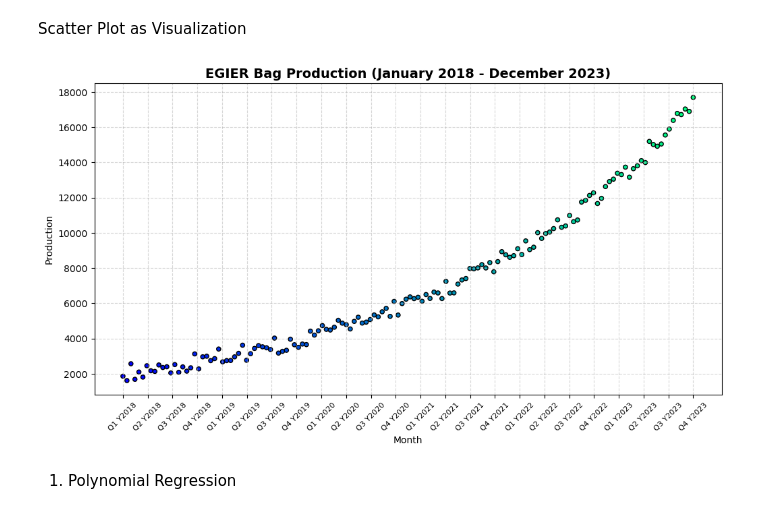
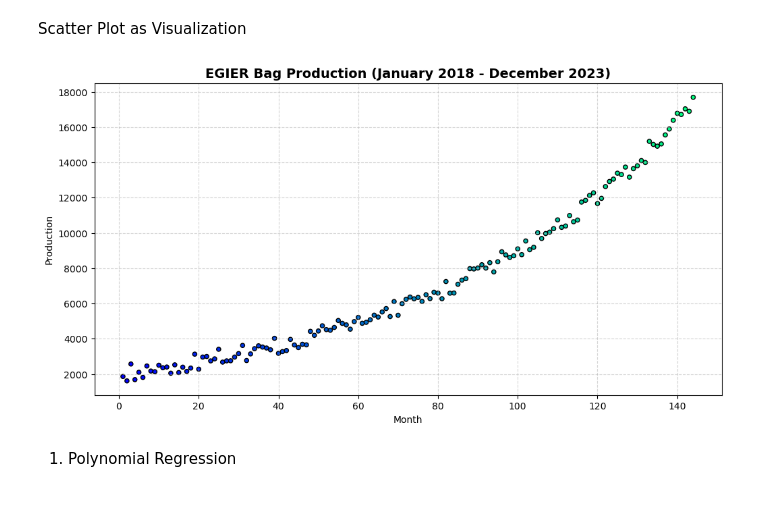
Before and after one commit to RobbenWijanathan/egier-production-trend-analysis, a Jupyter notebook: main.ipynb, the cells around one changed output. Drawn from its saved outputs; the diff is of its cells as text; code cells hidden in the pictures.

```diff
--- a/main.ipynb
+++ b/main.ipynb
@@ -30,24 +30,18 @@ data
 # %% [markdown]
 Scatter Plot as Visualization
 # %%
-x = np.array(data['Month'])
-y = np.array(data['Production'])
+x = np.array(data['Month'], dtype=float)
+y = np.array(data['Production'], dtype=float)
 
 plt.figure(figsize=(12,6))
 plt.scatter(x, y, c=x, cmap='winter', edgecolors="black", s=20, alpha=1)
-plt.xticks(
-    ticks=np.linspace(1, 144, 24),
-    labels=[f"Q{(i % 4) + 1} Y{2018 + (i // 4)}" for i in range(24)],
-    rotation=45,
-    fontsize=8
-)
 plt.title("EGIER Bag Production (January 2018 - December 2023)", fontsize=14, fontweight='bold')
 plt.xlabel("Month", fontsize=10)
 plt.ylabel("Production", fontsize=10)
 plt.grid(True, linestyle='--', alpha=0.5)
 plt.show()
 # %% [output]
-[figure, old version]
+[figure, new version]
 # %% [markdown]
 1. Polynomial Regression
 # %%
```
Also changed, not shown: parts of 12 cells of this notebook.
